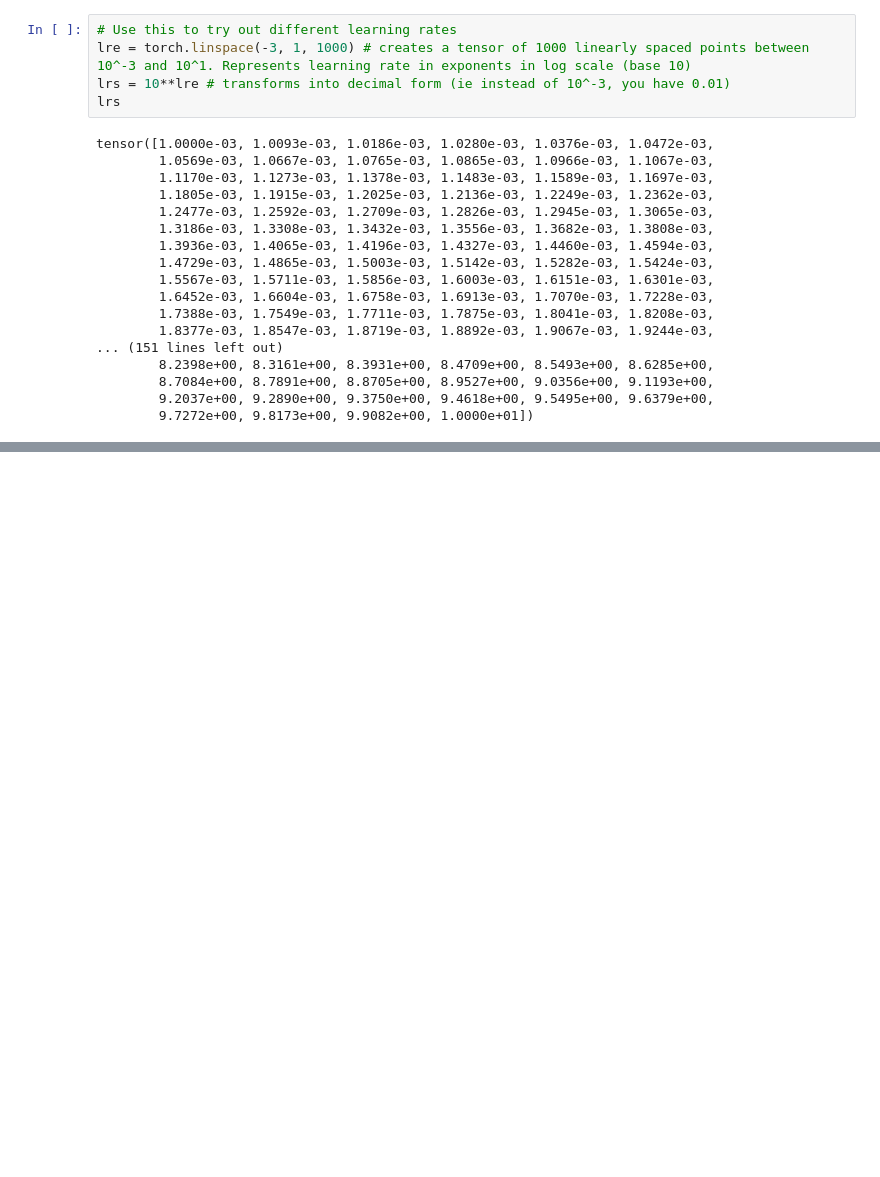
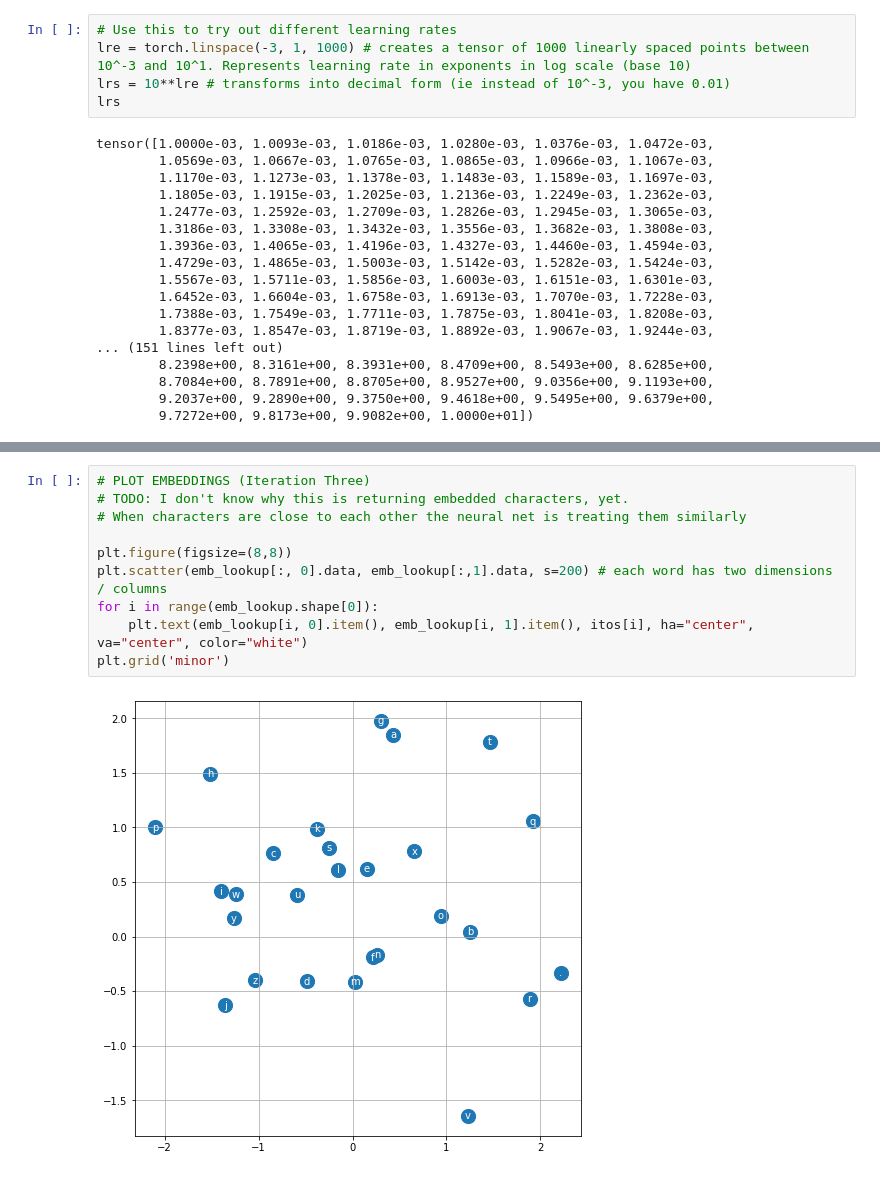
Before and after one commit to anwang427/zero-to-hero-code-implementations, a Jupyter notebook: lecture 2/exercise_two.ipynb, the cells around one changed output, grey strips where cells are left out. Cells and saved outputs as stored; diff of their text form; blank space fills up the shorter version.

```diff
--- a/lecture 2/exercise_two.ipynb
+++ b/lecture 2/exercise_two.ipynb
@@ -175,0 +189,12 @@ plt.show()
+# %%
+# PLOT EMBEDDINGS (Iteration Three)
+# TODO: I don't know why this is returning embedded characters, yet.
+# When characters are close to each other the neural net is treating them similarly
+
+plt.figure(figsize=(8,8))
+plt.scatter(emb_lookup[:, 0].data, emb_lookup[:,1].data, s=200) # each word has two dimensions / columns
+for i in range(emb_lookup.shape[0]):
+    plt.text(emb_lookup[i, 0].item(), emb_lookup[i, 1].item(), itos[i], ha="center", va="center", color="white")
+plt.grid('minor')
+# %% [output]
+[figure, added]
```
Also changed, not shown: parts of 7 cells of this notebook, 1 other file.
